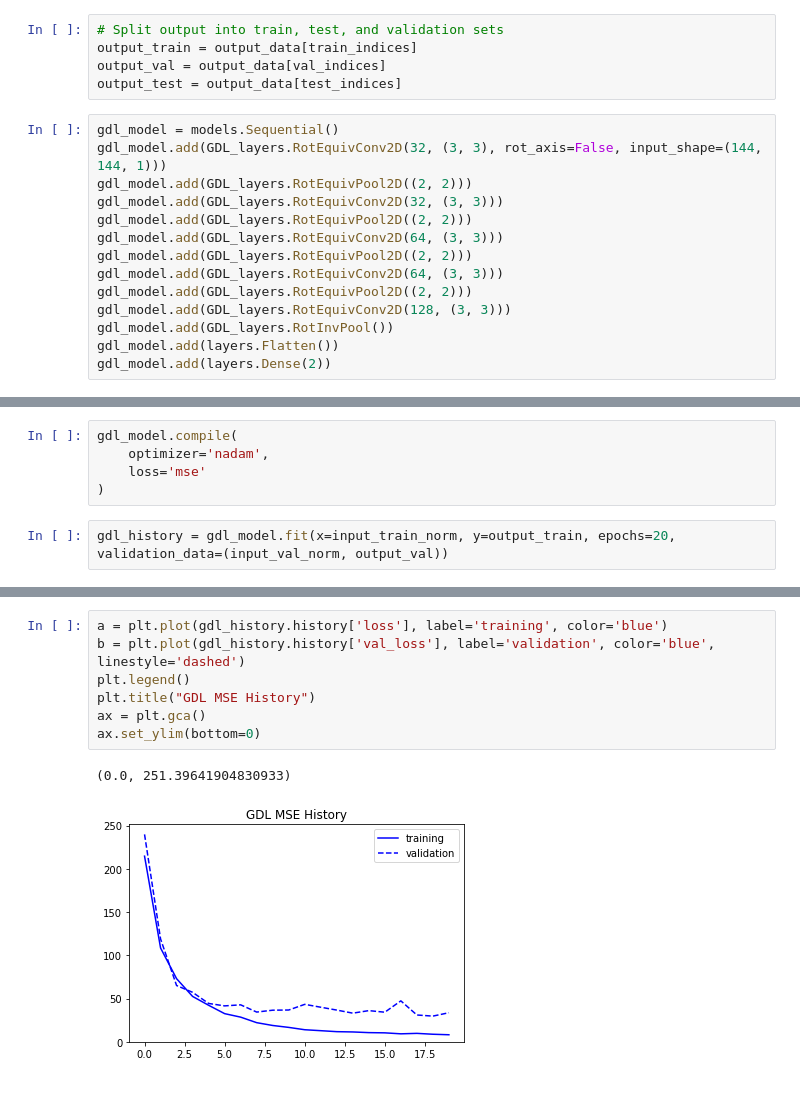
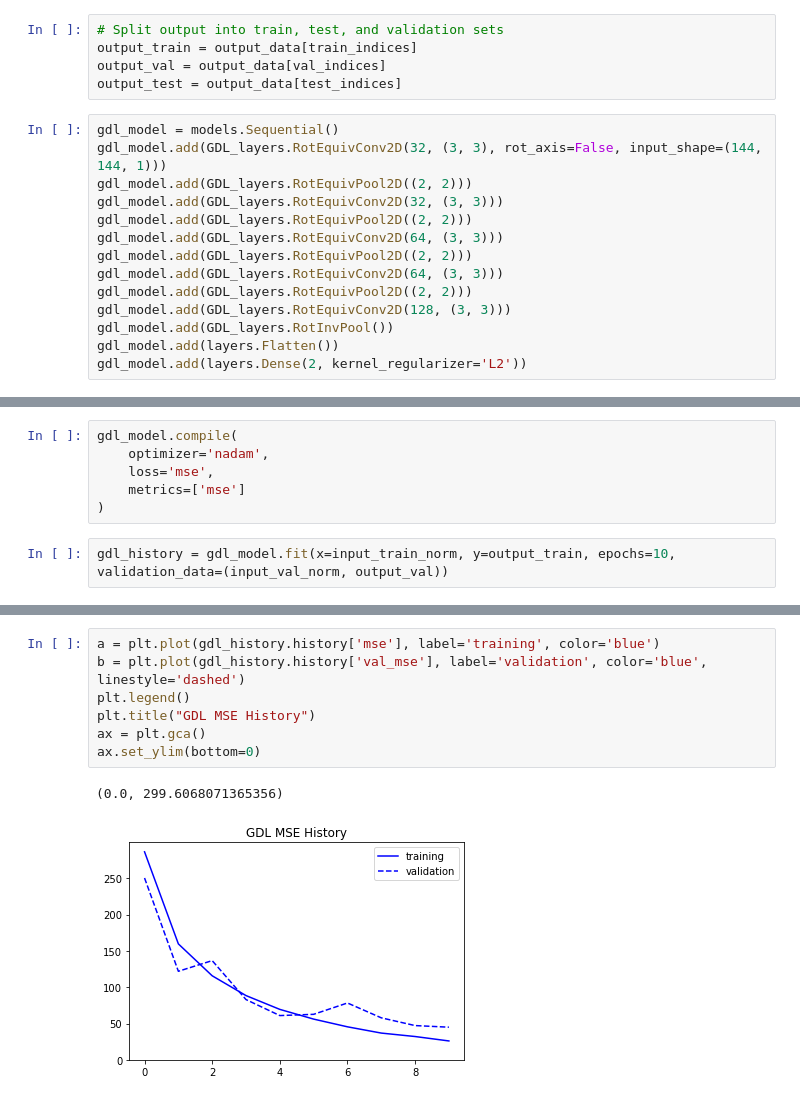
Before and after one commit to zyjux/gdl-storm-mode, a Jupyter notebook: notebooks/initial_rot_inv_CNN.ipynb, the cells around one changed output, grey strips where cells are left out. Cells and saved outputs as stored; diff of their text form.

```diff
--- a/notebooks/initial_rot_inv_CNN.ipynb
+++ b/notebooks/initial_rot_inv_CNN.ipynb
@@ -164,4 +154,4 @@ gdl_model.add(GDL_layers.RotEquivPool2D((2, 2)))
 gdl_model.add(GDL_layers.RotEquivConv2D(128, (3, 3)))
 gdl_model.add(GDL_layers.RotInvPool())
 gdl_model.add(layers.Flatten())
-gdl_model.add(layers.Dense(2))
+gdl_model.add(layers.Dense(2, kernel_regularizer='L2'))
@@ -188,9 +182,10 @@ _________________________________________________________________
 # %%
 gdl_model.compile(
     optimizer='nadam',
-    loss='mse'
+    loss='mse',
+    metrics=['mse']
 )
 # %%
-gdl_history = gdl_model.fit(x=input_train_norm, y=output_train, epochs=20, validation_data=(input_val_norm, output_val))
+gdl_history = gdl_model.fit(x=input_train_norm, y=output_train, epochs=10, validation_data=(input_val_norm, output_val))
 # %% [output]
 WARNING:tensorflow:Keras is training/fitting/evaluating on array-like data. Keras may not be optimized for this format, so if your input data format is supported by TensorFlow I/O (https://github.com/ ...
@@ -282,11 +282,11 @@ ax.set_ylim(bottom=0)
 # %%
-a = plt.plot(gdl_history.history['loss'], label='training', color='blue')
-b = plt.plot(gdl_history.history['val_loss'], label='validation', color='blue', linestyle='dashed')
+a = plt.plot(gdl_history.history['mse'], label='training', color='blue')
+b = plt.plot(gdl_history.history['val_mse'], label='validation', color='blue', linestyle='dashed')
 plt.legend()
 plt.title("GDL MSE History")
 ax = plt.gca()
 ax.set_ylim(bottom=0)
 # %% [output]
-(0.0, 251.39641904830933)
+(0.0, 299.6068071365356)
-[figure, old version]
+[figure, new version]
 # %%
```
Also changed, not shown: parts of 19 cells of this notebook.
